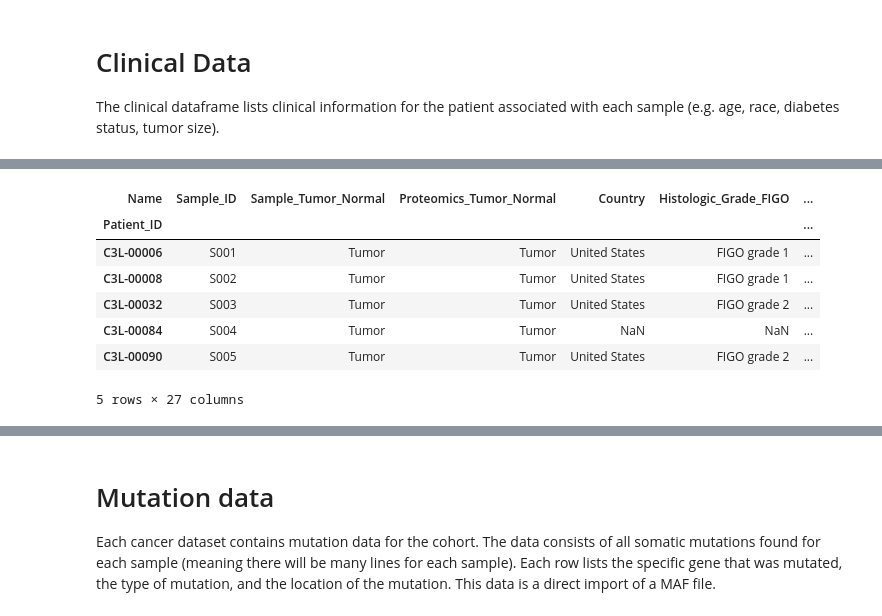
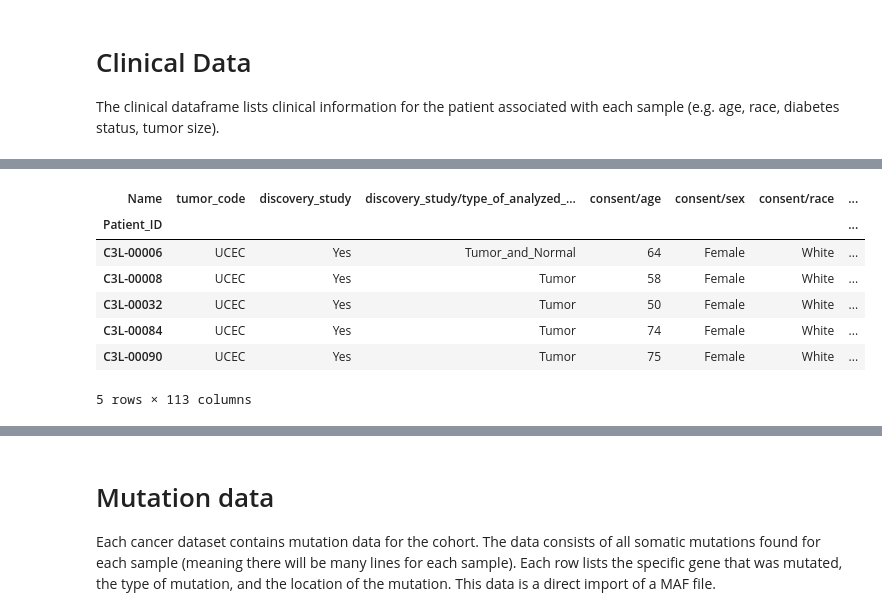
Before and after one commit to PayneLab/cptac, a Jupyter notebook: notebooks/tutorial01_data_intro.ipynb, the cells around one changed output, grey strips where cells are left out. Saved outputs shown, nothing was run; the diff lists cells and outputs as text; code cells hidden in the pictures.

```diff
--- a/notebooks/tutorial01_data_intro.ipynb
+++ b/notebooks/tutorial01_data_intro.ipynb
@@ -113,6 +110,6 @@ transcriptomics.head()
 
 The clinical dataframe lists clinical information for the patient associated with each sample (e.g. age, race, diabetes status, tumor size).
 # %%
-clinical = en.get_clinical('awg')
+clinical = en.get_clinical()
 clinical.head()
 # %% [output]
@@ -119,9 +117,9 @@ clinical.head()
-| Name | Sample_ID | Sample_Tumor_Normal | Proteomics_Tumor_Normal | Country | Histologic_Grade_FIGO | ... |
-| Patient_ID |  |  |  |  |  | ... |
-| C3L-00006 | S001 | Tumor | Tumor | United States | FIGO grade 1 | ... |
-| C3L-00008 | S002 | Tumor | Tumor | United States | FIGO grade 1 | ... |
-| C3L-00032 | S003 | Tumor | Tumor | United States | FIGO grade 2 | ... |
-| C3L-00084 | S004 | Tumor | Tumor | NaN | NaN | ... |
-| C3L-00090 | S005 | Tumor | Tumor | United States | FIGO grade 2 | ... |
+| Name | tumor_code | discovery_study | discovery_study/type_of_analyzed_... | consent/age | consent/sex | consent/race | ... |
+| Patient_ID |  |  |  |  |  |  | ... |
+| C3L-00006 | UCEC | Yes | Tumor_and_Normal | 64 | Female | White | ... |
+| C3L-00008 | UCEC | Yes | Tumor | 58 | Female | White | ... |
+| C3L-00032 | UCEC | Yes | Tumor | 50 | Female | White | ... |
+| C3L-00084 | UCEC | Yes | Tumor | 74 | Female | White | ... |
+| C3L-00090 | UCEC | Yes | Tumor | 75 | Female | White | ... |
-5 rows × 27 columns
+5 rows × 113 columns
 # %% [markdown]
```
Also changed, not shown: parts of 11 cells of this notebook, 2 other files.
